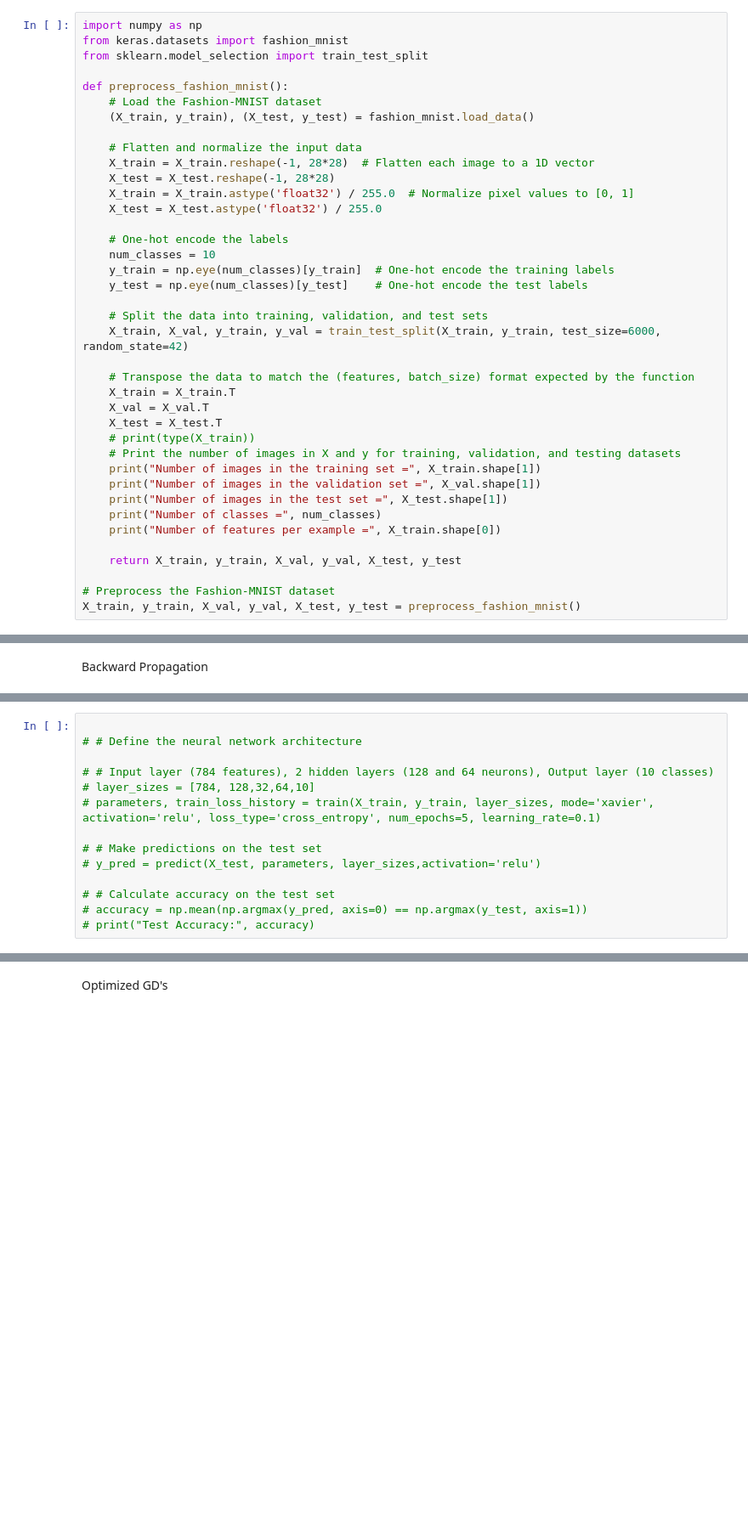
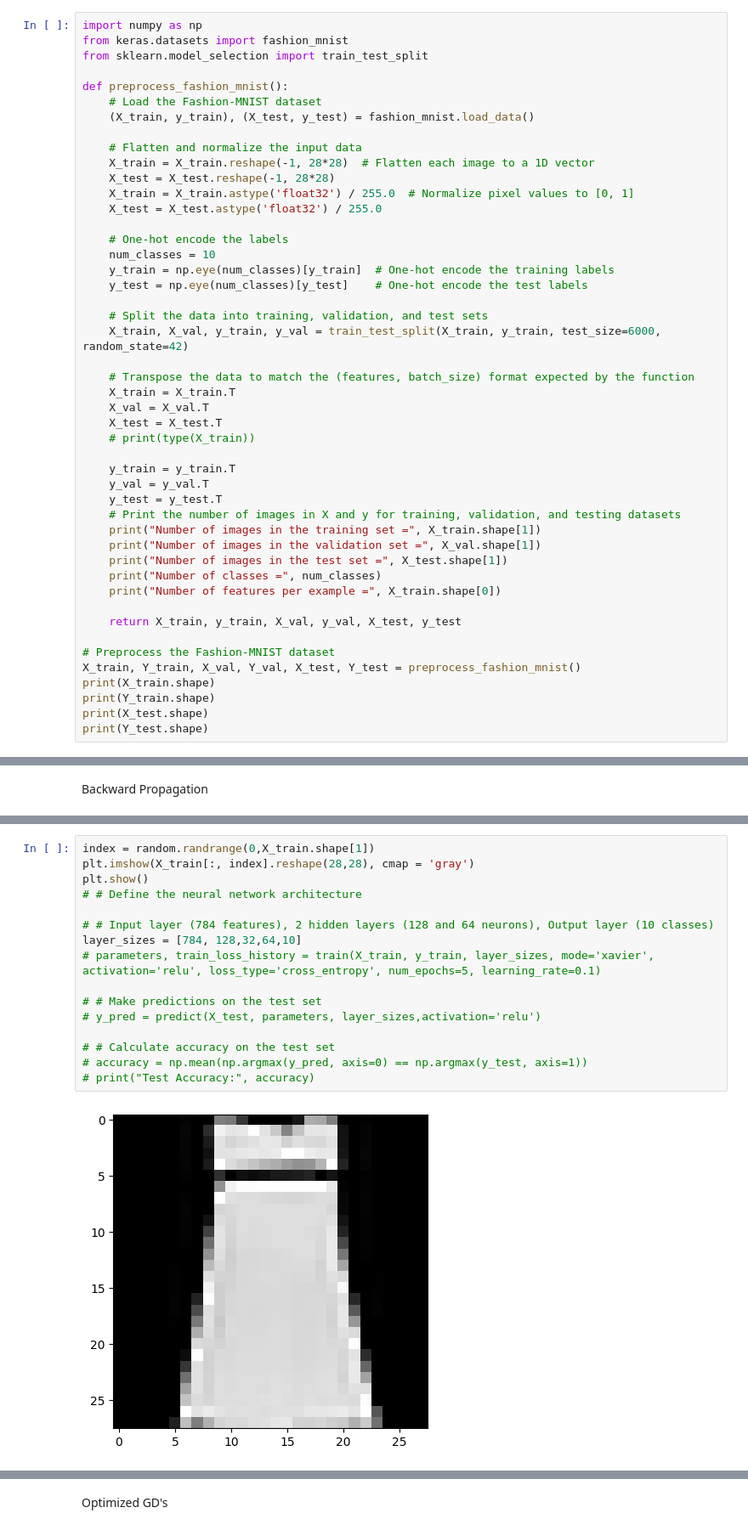
Before and after one commit to Adhithya-Laxman/Image_classification, a Jupyter notebook: Image_classification.ipynb, the cells around one changed output, grey strips where cells are left out. Shown at 85% size. Saved outputs shown, nothing was run; the diff lists cells and outputs as text; blank space fills up the shorter version.

```diff
--- a/Image_classification.ipynb
+++ b/Image_classification.ipynb
@@ -93,6 +99,10 @@ def preprocess_fashion_mnist():
     X_val = X_val.T
     X_test = X_test.T
     # print(type(X_train))
+
+    y_train = y_train.T
+    y_val = y_val.T
+    y_test = y_test.T
     # Print the number of images in X and y for training, validation, and testing datasets
     print("Number of images in the training set =", X_train.shape[1])
     print("Number of images in the validation set =", X_val.shape[1])
@@ -103,7 +113,11 @@ def preprocess_fashion_mnist():
     return X_train, y_train, X_val, y_val, X_test, y_test
 
 # Preprocess the Fashion-MNIST dataset
-X_train, y_train, X_val, y_val, X_test, y_test = preprocess_fashion_mnist()
+X_train, Y_train, X_val, Y_val, X_test, Y_test = preprocess_fashion_mnist()
+print(X_train.shape)
+print(Y_train.shape)
+print(X_test.shape)
+print(Y_test.shape)
 # %% [output]
 Number of images in the training set = 54000
 Number of images in the validation set = 6000
@@ -292,14 +434,18 @@ def predict(X, parameters,layer_sizes , activation):
 # %%
-
+index = random.randrange(0,X_train.shape[1])
+plt.imshow(X_train[:, index].reshape(28,28), cmap = 'gray')
+plt.show()
 # # Define the neural network architecture
 
 # # Input layer (784 features), 2 hidden layers (128 and 64 neurons), Output layer (10 classes)
-# layer_sizes = [784, 128,32,64,10]
+layer_sizes = [784, 128,32,64,10]
 # parameters, train_loss_history = train(X_train, y_train, layer_sizes, mode='xavier', activation='relu', loss_type='cross_entropy', num_epochs=5, learning_rate=0.1)
 
 # # Make predictions on the test set
 # y_pred = predict(X_test, parameters, layer_sizes,activation='relu')
 
 # # Calculate accuracy on the test set
 # accuracy = np.mean(np.argmax(y_pred, axis=0) == np.argmax(y_test, axis=1))
 # print("Test Accuracy:", accuracy)
+# %% [output]
+[figure, added]
```
Also changed, not shown: parts of 36 cells of this notebook.
